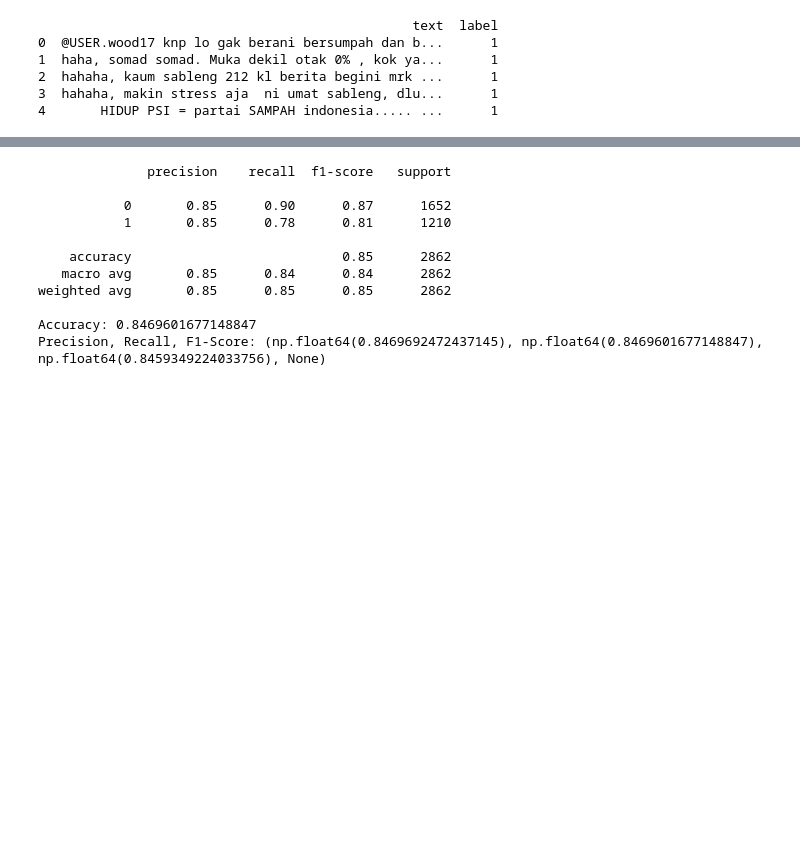
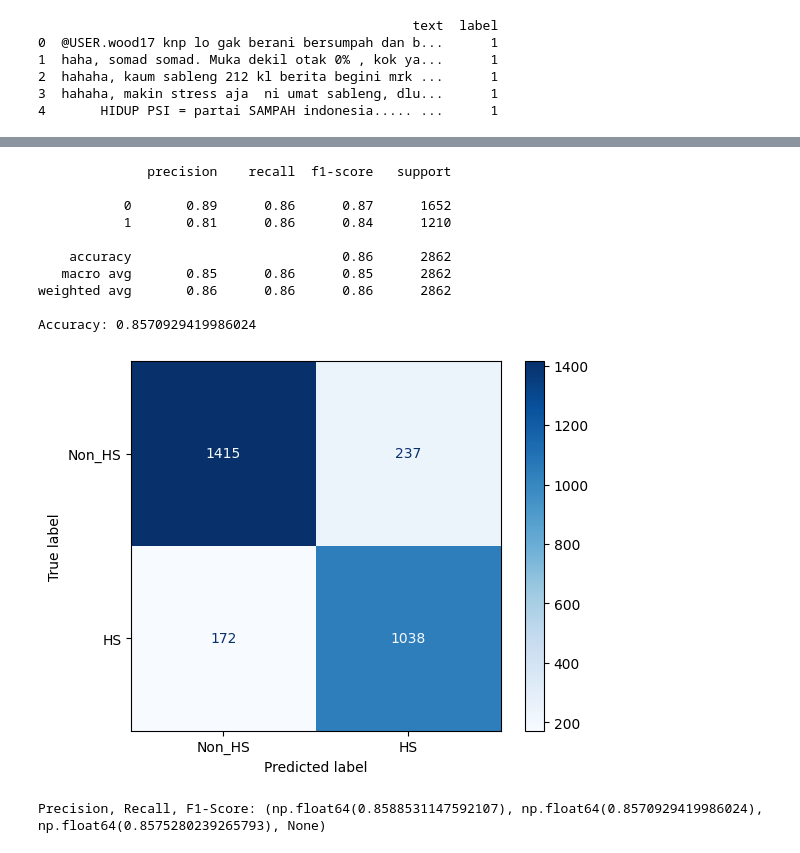
Before and after one commit to RaihanFazzaufaR/sentimen-analysis-mini-project, a Jupyter notebook: mini-project.ipynb, the cells around one changed output, grey strips where cells are left out. Drawn from its saved outputs; the diff is of its cells as text; code cells hidden in the pictures; blank space fills up the shorter version.

Commit message:
Implement feature X to optimize performance

```diff
--- a/mini-project.ipynb
+++ b/mini-project.ipynb
@@ -85,6 +93,18 @@ test_dataset = Dataset.from_pandas(test_df)
 # %%
 def tokenize_function(examples):
-    return tokenizer(examples['text'], padding='max_length', truncation=True)
+    return tokenizer(examples['text'], padding='max_length', truncation=True, max_length=256)
 
-tokenized_train = train_dataset.map(tokenize_function, batched=True)
-tokenized_test = test_dataset.map(tokenize_function, batched=True)
+df_tokenized = new_dataset.map(tokenize_function, batched=True)
+# %%
+# from sklearn.model_selection import train_test_split
+
+# train_df, test_df = train_test_split(df_tokenized, test_size=0.2, random_state=42, stratify=df_tokenized['label'])
+
+df_tokenized = df_tokenized.class_encode_column("label")
+
+split = df_tokenized.train_test_split(test_size=0.2, stratify_by_column='label', seed=42)
+
+tokenized_train = split['train']
+tokenized_test = split['test']
+
+print(f"Train size: {len(tokenized_train)}, Test size: {len(tokenized_test)}")
@@ -95,6 +117,8 @@ output_dir = "./results"
 
 training_args = TrainingArguments(
     output_dir=output_dir,
+    optim="adamw_torch",
+    learning_rate=2e-5,
     num_train_epochs=4,
     per_device_train_batch_size=16,
     per_device_eval_batch_size=16,
@@ -103,7 +127,9 @@ training_args = TrainingArguments(
     logging_dir="./logs",
     logging_steps=10,
     eval_strategy="steps",
-    eval_steps=50,
-    save_steps=50,
+    save_strategy="steps",
+    eval_steps=400,
+    save_steps=400,
     load_best_model_at_end=True,
+    fp16=True,
 )
@@ -122,6 +152,7 @@ trainer = Trainer(
     train_dataset=tokenized_train,
     eval_dataset=tokenized_test,
     data_collator=data_collator,
+    processing_class=tokenizer,
 )
 
 trainer.train()
@@ -128,31 +170,37 @@ trainer.train()
 # %%
 import numpy as np
-
-from sklearn.metrics import accuracy_score, precision_recall_fscore_support, classification_report
+import matplotlib.pyplot as plt
+from sklearn.metrics import accuracy_score, precision_recall_fscore_support, classification_report, confusion_matrix, ConfusionMatrixDisplay
 
 predictions = trainer.predict(tokenized_test)
 predicted_labels = np.argmax(predictions.predictions, axis=1)
 
 true_labels = tokenized_test['label']
 
 print(classification_report(true_labels, predicted_labels))
 
 print("Accuracy:", accuracy_score(true_labels, predicted_labels))
 
+cm = confusion_matrix(true_labels, predicted_labels)
+disp = ConfusionMatrixDisplay(confusion_matrix=cm, display_labels=['Non_HS', 'HS'])
+disp.plot(cmap='Blues')
+plt.show()
+
 print("Precision, Recall, F1-Score:", precision_recall_fscore_support(true_labels, predicted_labels, average='weighted'))
 # %% [output]
 [interactive output not drawn]
               precision    recall  f1-score   support
 
-           0       0.85      0.90      0.87      1652
-           1       0.85      0.78      0.81      1210
+           0       0.89      0.86      0.87      1652
+           1       0.81      0.86      0.84      1210
 
-    accuracy                           0.85      2862
-   macro avg       0.85      0.84      0.84      2862
-weighted avg       0.85      0.85      0.85      2862
+    accuracy                           0.86      2862
+   macro avg       0.85      0.86      0.85      2862
+weighted avg       0.86      0.86      0.86      2862
 
-Accuracy: 0.8469601677148847
-Precision, Recall, F1-Score: (np.float64(0.8469692472437145), np.float64(0.8469601677148847), np.float64(0.8459349224033756), None)
+Accuracy: 0.8570929419986024
+[figure, added]
+Precision, Recall, F1-Score: (np.float64(0.8588531147592107), np.float64(0.8570929419986024), np.float64(0.8575280239265793), None)
 # %%
 trainer.save_model("./final_model")
 
```
Also changed, not shown: parts of 10 cells of this notebook.
